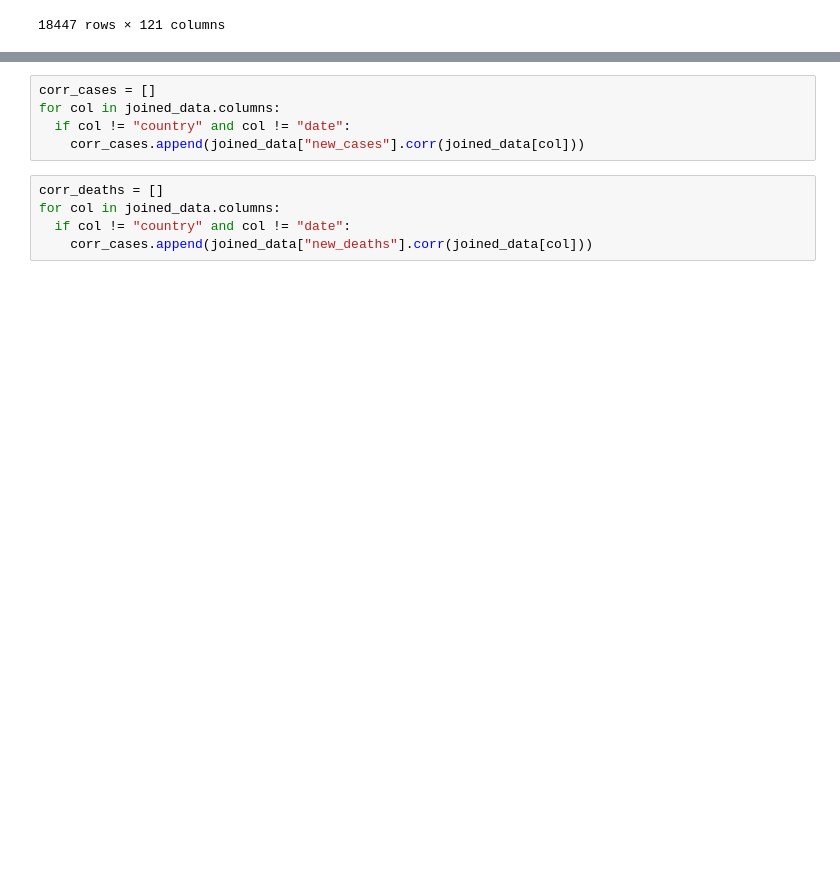
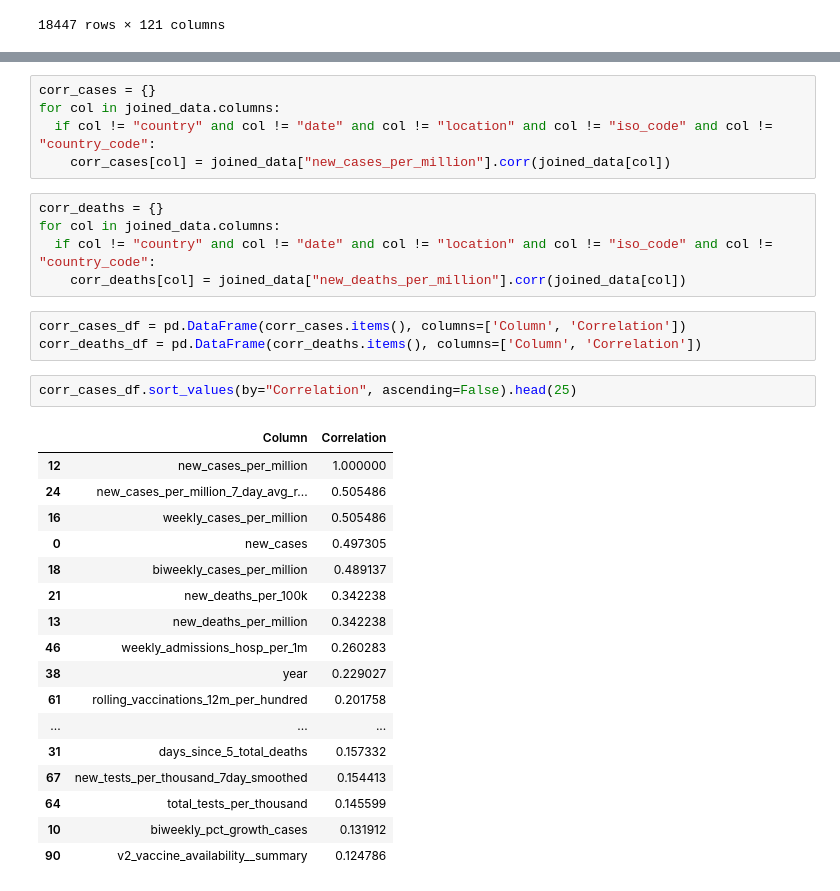
Before and after one commit to ArunKrishnan09/Covid-Analysis, a Jupyter notebook: Covid_analysis.ipynb, the cells around one changed output, grey strips where cells are left out. Saved outputs shown, nothing was run; the diff lists cells and outputs as text; blank space fills up the shorter version.

```diff
--- a/Covid_analysis.ipynb
+++ b/Covid_analysis.ipynb
@@ -514,10 +540,33 @@ joined_data
 # %%
-corr_cases = []
+corr_cases = {}
 for col in joined_data.columns:
-  if col != "country" and col != "date":
-    corr_cases.append(joined_data["new_cases"].corr(joined_data[col]))
+  if col != "country" and col != "date" and col != "location" and col != "iso_code" and col != "country_code":
+    corr_cases[col] = joined_data["new_cases_per_million"].corr(joined_data[col])
 # %%
-corr_deaths = []
+corr_deaths = {}
 for col in joined_data.columns:
-  if col != "country" and col != "date":
-    corr_cases.append(joined_data["new_deaths"].corr(joined_data[col]))
+  if col != "country" and col != "date" and col != "location" and col != "iso_code" and col != "country_code":
+    corr_deaths[col] = joined_data["new_deaths_per_million"].corr(joined_data[col])
+# %%
+corr_cases_df = pd.DataFrame(corr_cases.items(), columns=['Column', 'Correlation'])
+corr_deaths_df = pd.DataFrame(corr_deaths.items(), columns=['Column', 'Correlation'])
+# %%
+corr_cases_df.sort_values(by="Correlation", ascending=False).head(25)
+# %% [output]
+|  | Column | Correlation |
+| 12 | new_cases_per_million | 1.000000 |
+| 24 | new_cases_per_million_7_day_avg_r... | 0.505486 |
+| 16 | weekly_cases_per_million | 0.505486 |
+| 0 | new_cases | 0.497305 |
+| 18 | biweekly_cases_per_million | 0.489137 |
+| 21 | new_deaths_per_100k | 0.342238 |
+| 13 | new_deaths_per_million | 0.342238 |
+| 46 | weekly_admissions_hosp_per_1m | 0.260283 |
+| 38 | year | 0.229027 |
+| 61 | rolling_vaccinations_12m_per_hundred | 0.201758 |
+| ... | ... | ... |
+| 31 | days_since_5_total_deaths | 0.157332 |
+| 67 | new_tests_per_thousand_7day_smoothed | 0.154413 |
+| 64 | total_tests_per_thousand | 0.145599 |
+| 10 | biweekly_pct_growth_cases | 0.131912 |
+| 90 | v2_vaccine_availability__summary | 0.124786 |
```
Also changed, not shown: parts of 6 cells of this notebook.
